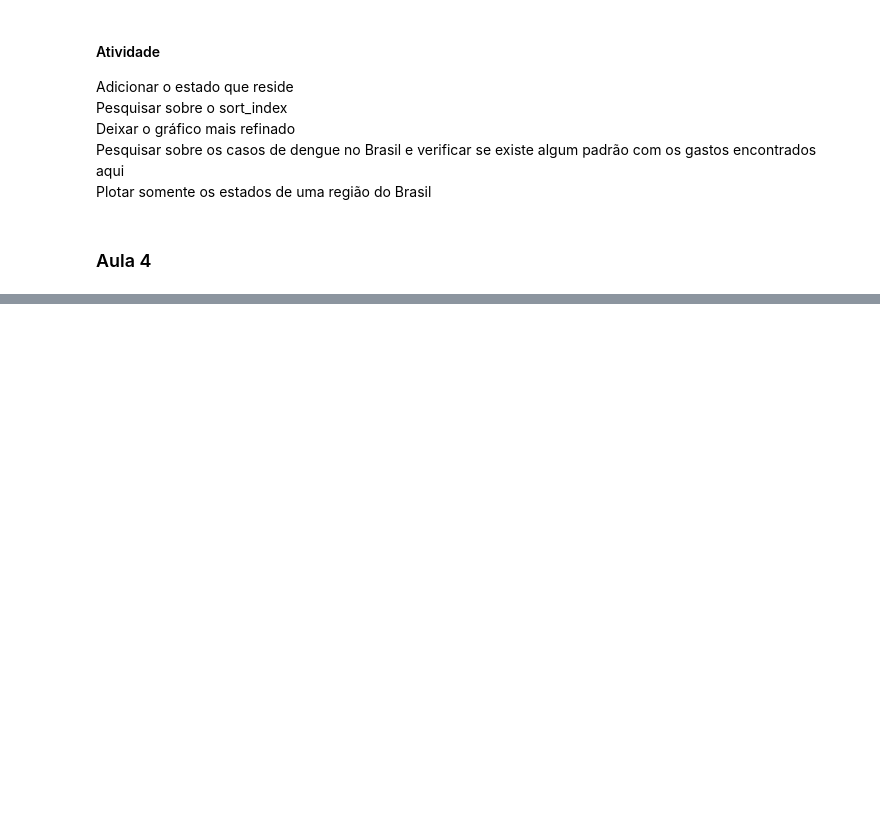
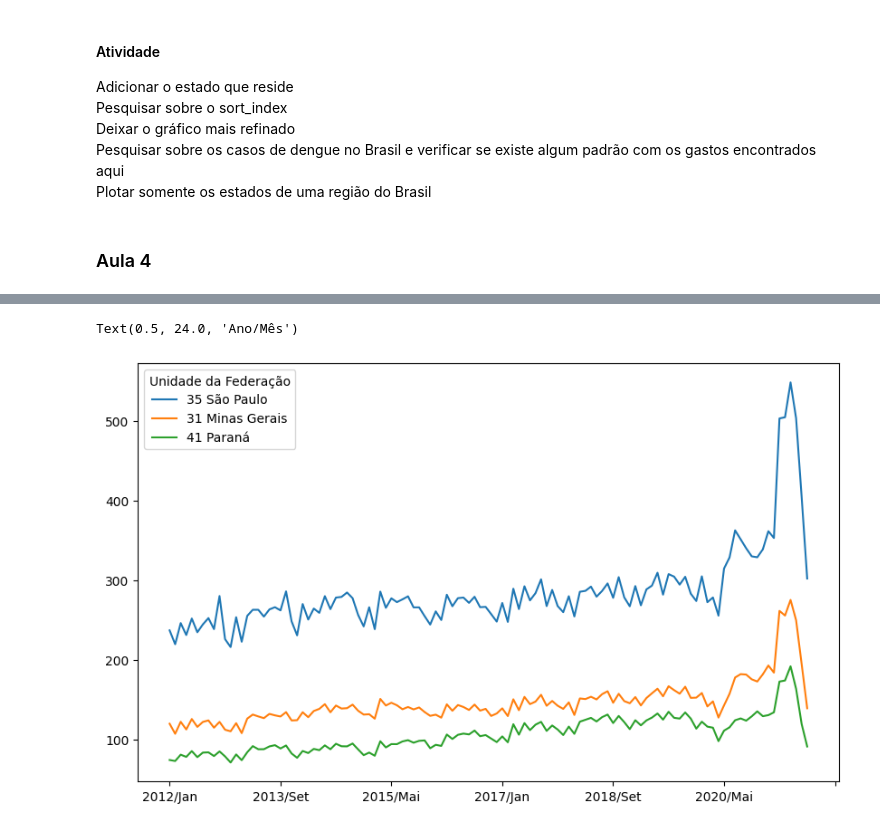
Before and after one commit to vicentesantos/Pos_Tech_Data_Analytics, a Jupyter notebook: 1 - Análise Exploratória de Dados/Aula 1/procedimentod sus.ipynb, the cells around one changed output, grey strips where cells are left out. Cells and saved outputs as stored; diff of their text form; code cells hidden in the pictures; blank space fills up the shorter version.

```diff
--- a/1 - Análise Exploratória de Dados/Aula 1/procedimentod sus.ipynb
+++ b/1 - Análise Exploratória de Dados/Aula 1/procedimentod sus.ipynb
@@ -402,0 +413,8 @@ Plotar somente os estados de uma região do Brasil
+# %%
+meses_filtrados = ordenados_por_total.columns[47:]
+ordenados_por_total[meses_filtrados].head(3).T.plot(figsize=(10,6))
+axis.set_ylabel("Gastos Aprovados em Milhões de Reais")
+axis.set_xlabel("Ano/Mês")
+# %% [output]
+Text(0.5, 24.0, 'Ano/Mês')
+[figure, added]
```
Also changed, not shown: parts of 24 cells of this notebook.
